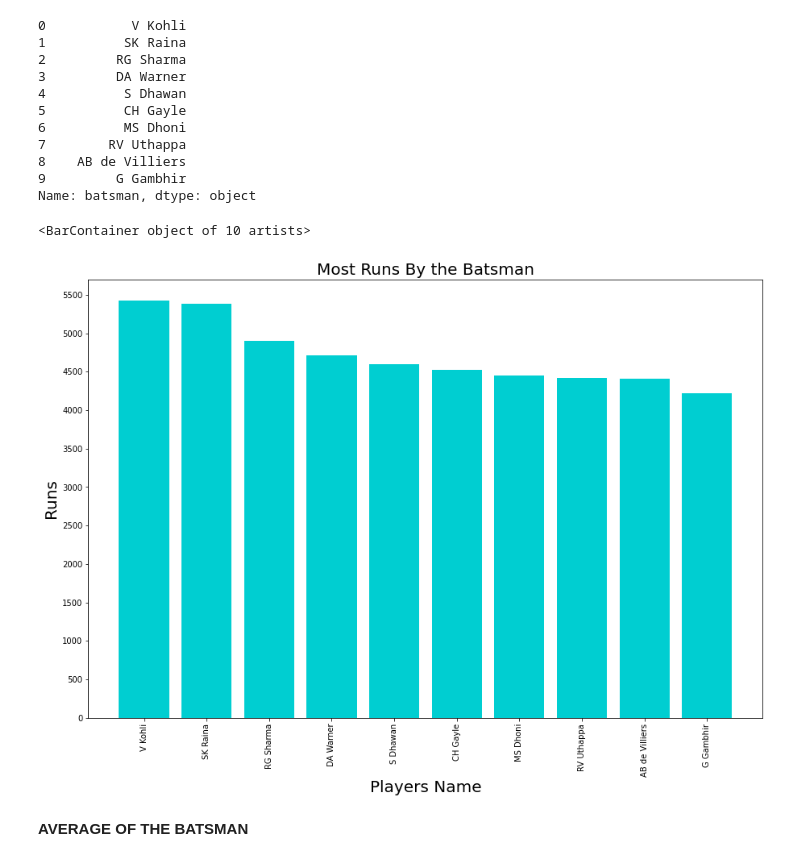
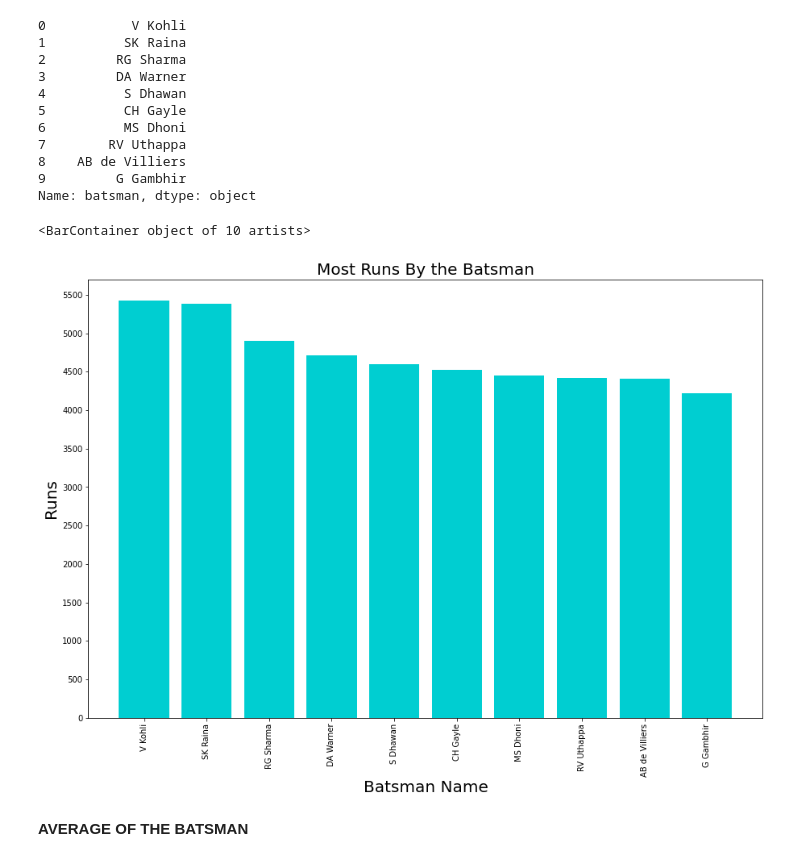
Before and after one commit to Pradip240/IPL-T20-Cricket-Analysis, a Jupyter notebook: Hrithik__IPL_T20_Cricket_Analysis_Capstone_Project.ipynb, the cells around one changed output. Drawn from its saved outputs; the diff is of its cells as text; code cells hidden in the pictures.

```diff
--- a/Hrithik__IPL_T20_Cricket_Analysis_Capstone_Project.ipynb
+++ b/Hrithik__IPL_T20_Cricket_Analysis_Capstone_Project.ipynb
@@ -240,16 +240,16 @@ Name: batsman, dtype: object
 # %%
 # Create the figure object(Most Runs By the Batsman)
 
 plt.rcParams['figure.figsize'] = (15, 10)
 plt.title("Most Runs By the Batsman",fontsize = 20)
 plt.yticks(ticks = [x for x in range(0,6000,500)])
 plt.xticks(rotation = 90)
-plt.xlabel('Players Name',fontsize = 20)
+plt.xlabel('Batsman Name',fontsize = 20)
 plt.ylabel('Runs',fontsize = 20)
 plt.bar(mostruns_batsman_name, most_runs_by_batsman, color='DARKTURQUOISE')
 # %% [output]
 <BarContainer object of 10 artists>
-[figure, old version]
+[figure, new version]
 # %% [markdown]
 **AVERAGE OF THE BATSMAN**
 # %%
```
